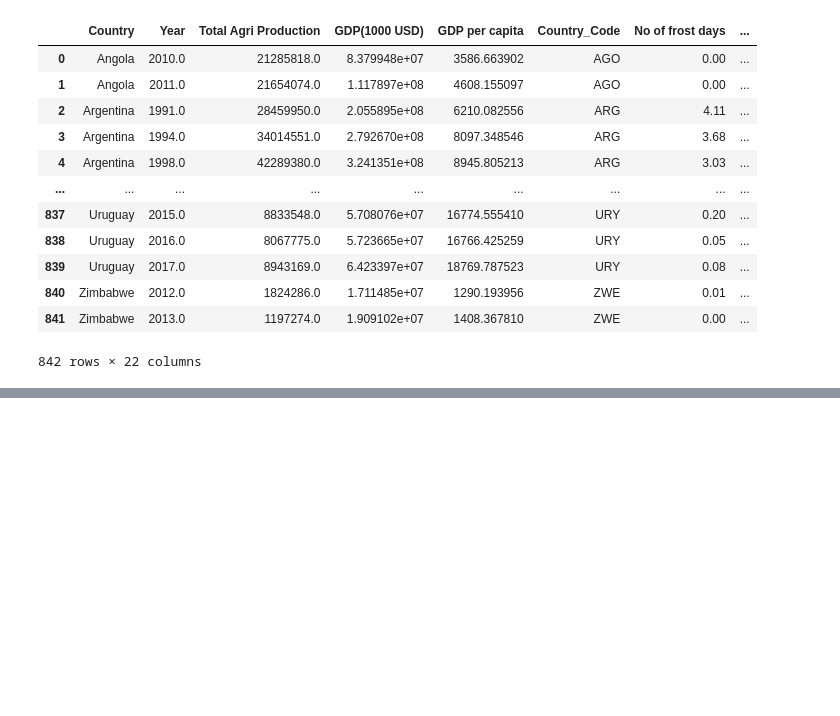
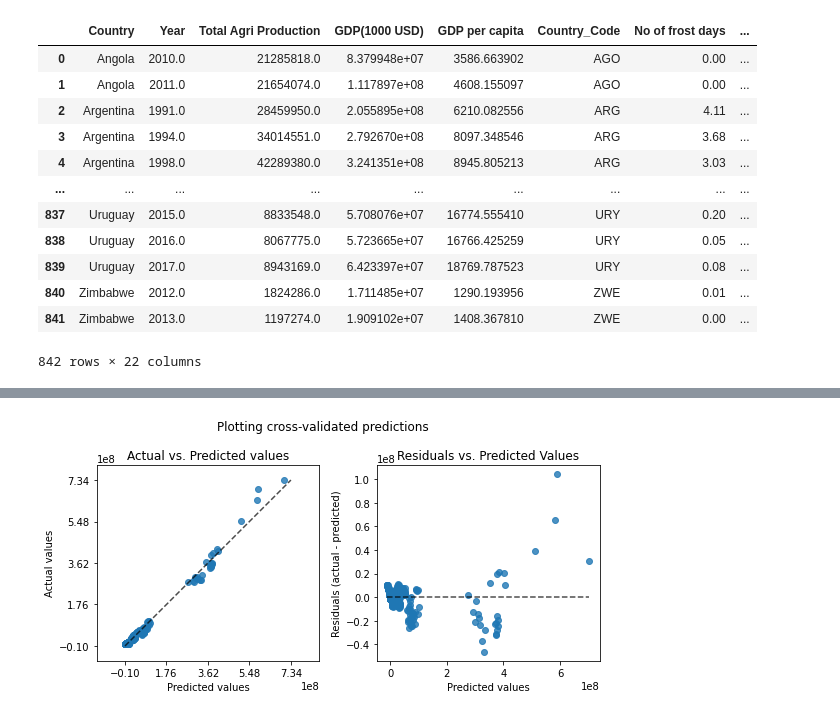
Before and after one commit to saumyasucharita/Agriculture-Data-Analysis, a Jupyter notebook: Exploratory Agriculture Data Analysis-FAOSTAT.ipynb, the cells around one changed output, grey strips where cells are left out. Drawn from its saved outputs; the diff is of its cells as text; code cells hidden in the pictures; blank space fills up the shorter version.

Commit message:
Plot cross-validated predictions

```diff
--- a/Exploratory Agriculture Data Analysis-FAOSTAT.ipynb
+++ b/Exploratory Agriculture Data Analysis-FAOSTAT.ipynb
@@ -1487,0 +1529,28 @@ R-squared (R2): 0.9950875489167095
+# %%
+#Plot cross-validated predictions
+#https://scikit-learn.org/stable/auto_examples/model_selection/plot_cv_predict.html#sphx-glr-auto-examples-model-selection-plot-cv-predict-py
+
+y_pred = cross_val_predict(model, X_scaled, y, cv=num_folds)
+
+fig, axs = plt.subplots(ncols=2, figsize=(8, 4))
+PredictionErrorDisplay.from_predictions(
+    y,
+    y_pred=y_pred,
+    kind="actual_vs_predicted",
+    ax=axs[0],
+    random_state=0,
+)
+axs[0].set_title("Actual vs. Predicted values")
+PredictionErrorDisplay.from_predictions(
+    y,
+    y_pred=y_pred,
+    kind="residual_vs_predicted",
+    ax=axs[1],
+    random_state=0,
+)
+axs[1].set_title("Residuals vs. Predicted Values")
+fig.suptitle("Plotting cross-validated predictions")
+plt.tight_layout()
+plt.show()
+# %% [output]
+[figure, added]
```
Also changed, not shown: parts of 7 cells of this notebook, 1 other file.
